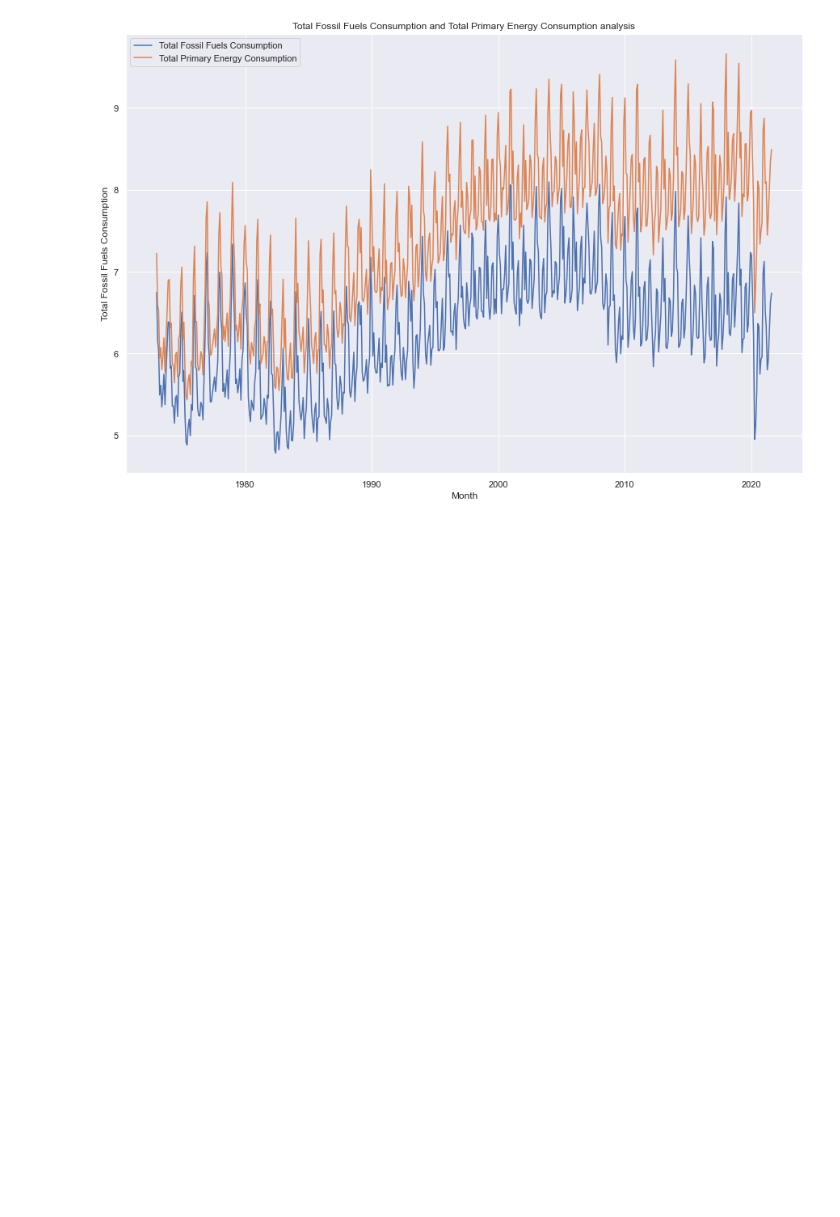
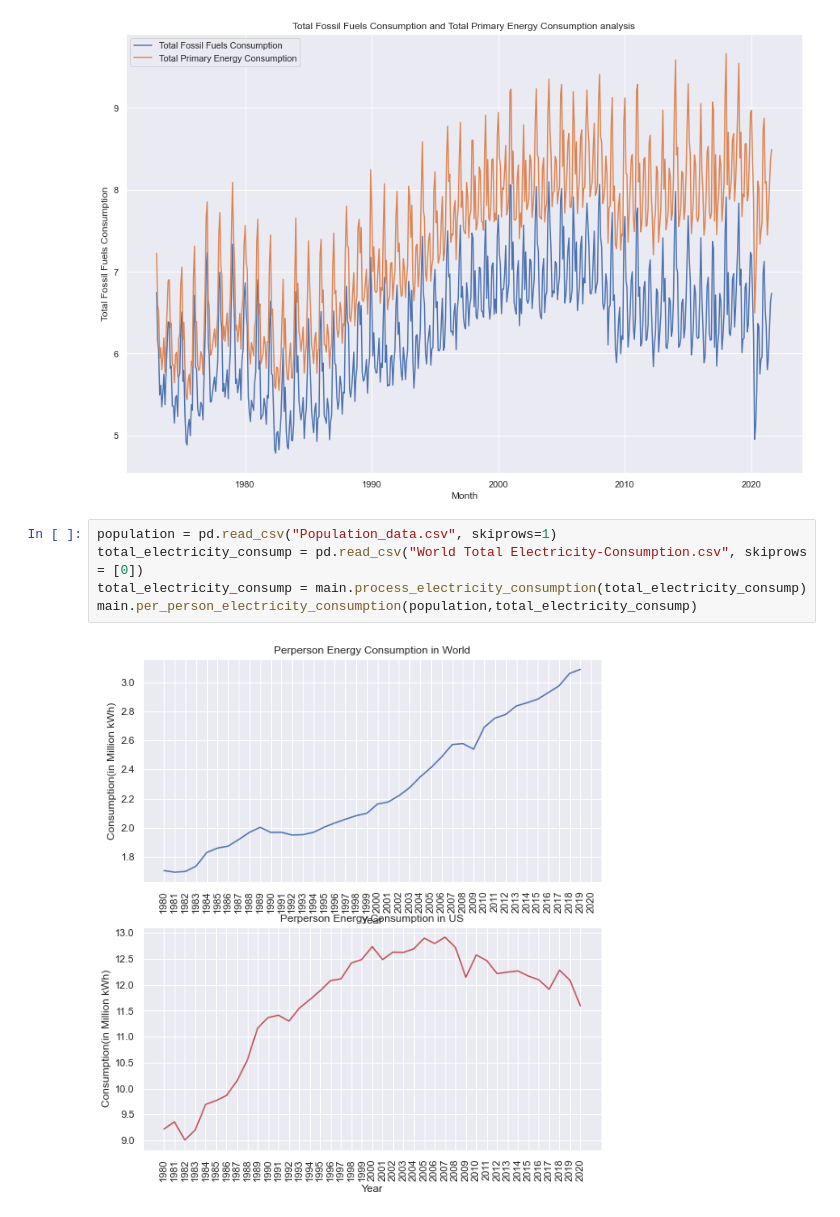
Before and after one commit to kasmita1205/2021Fall_finals, a Jupyter notebook: GlobalEnergyTrends.ipynb, the cells around one changed output. Saved outputs shown, nothing was run; the diff lists cells and outputs as text; blank space fills up the shorter version.

Commit message:
electricity consumption per person

```diff
--- a/GlobalEnergyTrends.ipynb
+++ b/GlobalEnergyTrends.ipynb
@@ -178,3 +178,10 @@ main.energy_plot_func('Coal Consumption','Total Fossil Fuels Consumption',df = e
 main.energy_plot_func('Total Fossil Fuels Consumption','Total Primary Energy Consumption',df = energy_US)
 # %% [output]
 [figure]
+# %%
+population = pd.read_csv("Population_data.csv", skiprows=1)
+total_electricity_consump = pd.read_csv("World Total Electricity-Consumption.csv", skiprows = [0])
+total_electricity_consump = main.process_electricity_consumption(total_electricity_consump)
+main.per_person_electricity_consumption(population,total_electricity_consump)
+# %% [output]
+[figure, added]
```
Also changed, not shown: 3 other files.
